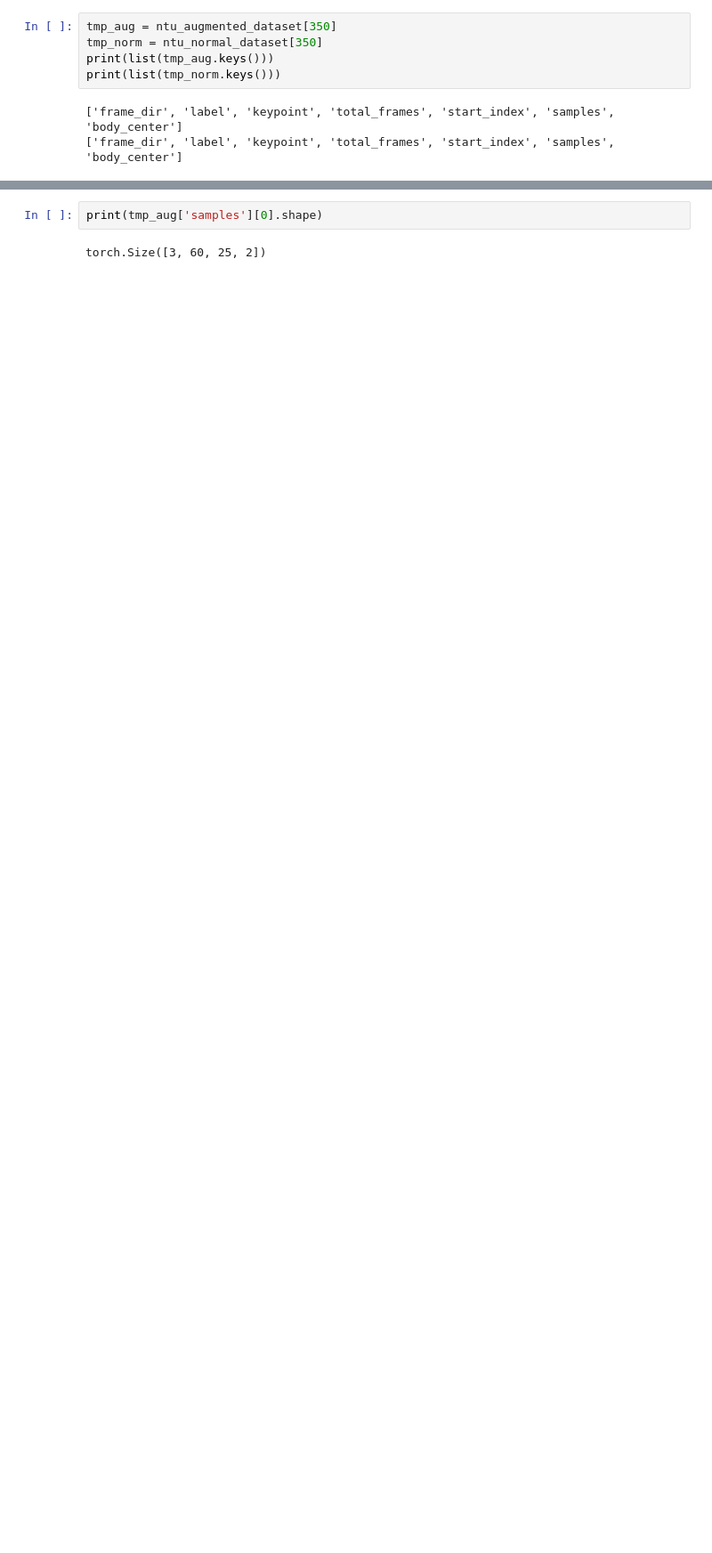
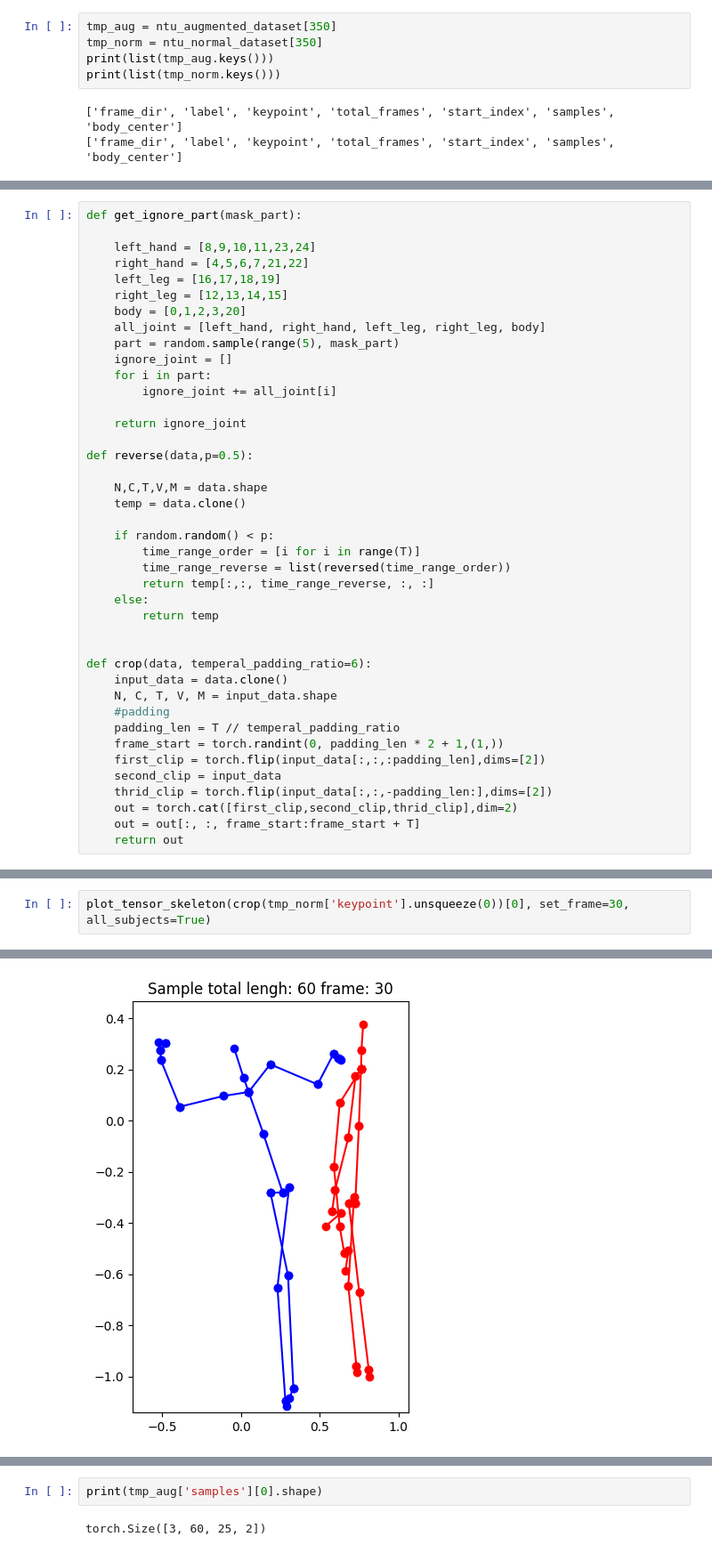
Before and after one commit to sakuragi97/human_skeleton_action_recognition, a Jupyter notebook: STTFormer/DINO_explore.ipynb, the cells around one changed output, grey strips where cells are left out. Shown at 89% size. Cells and saved outputs as stored; diff of their text form; blank space fills up the shorter version.

```diff
--- a/STTFormer/DINO_explore.ipynb
+++ b/STTFormer/DINO_explore.ipynb
@@ -63,0 +68,41 @@ print(list(tmp_norm.keys()))
+# %%
+def get_ignore_part(mask_part):
+
+    left_hand = [8,9,10,11,23,24]
+    right_hand = [4,5,6,7,21,22]
+    left_leg = [16,17,18,19]
+    right_leg = [12,13,14,15]
+    body = [0,1,2,3,20]
+    all_joint = [left_hand, right_hand, left_leg, right_leg, body]
+    part = random.sample(range(5), mask_part)
+    ignore_joint = []
+    for i in part:
+        ignore_joint += all_joint[i]
+
+    return ignore_joint
+
+def reverse(data,p=0.5):
+
+    N,C,T,V,M = data.shape
+    temp = data.clone()
+
+    if random.random() < p:
+        time_range_order = [i for i in range(T)]
+        time_range_reverse = list(reversed(time_range_order))
+        return temp[:,:, time_range_reverse, :, :]
+    else:
+        return temp
+
+
+def crop(data, temperal_padding_ratio=6):
+    input_data = data.clone()
+    N, C, T, V, M = input_data.shape
+    #padding
+    padding_len = T // temperal_padding_ratio
+    frame_start = torch.randint(0, padding_len * 2 + 1,(1,))
+    first_clip = torch.flip(input_data[:,:,:padding_len],dims=[2])
+    second_clip = input_data
+    thrid_clip = torch.flip(input_data[:,:,-padding_len:],dims=[2])
+    out = torch.cat([first_clip,second_clip,thrid_clip],dim=2)
+    out = out[:, :, frame_start:frame_start + T]
+    return out
@@ -63,0 +150,3 @@ print(list(tmp_norm.keys()))
+# %%
+plot_tensor_skeleton(crop(tmp_norm['keypoint'].unsqueeze(0))[0], set_frame=30, all_subjects=True)
+# %% [output]
@@ -63,0 +154 @@ print(list(tmp_norm.keys()))
+[figure, added]
```
Also changed, not shown: parts of 15 cells of this notebook, 3 other files.
